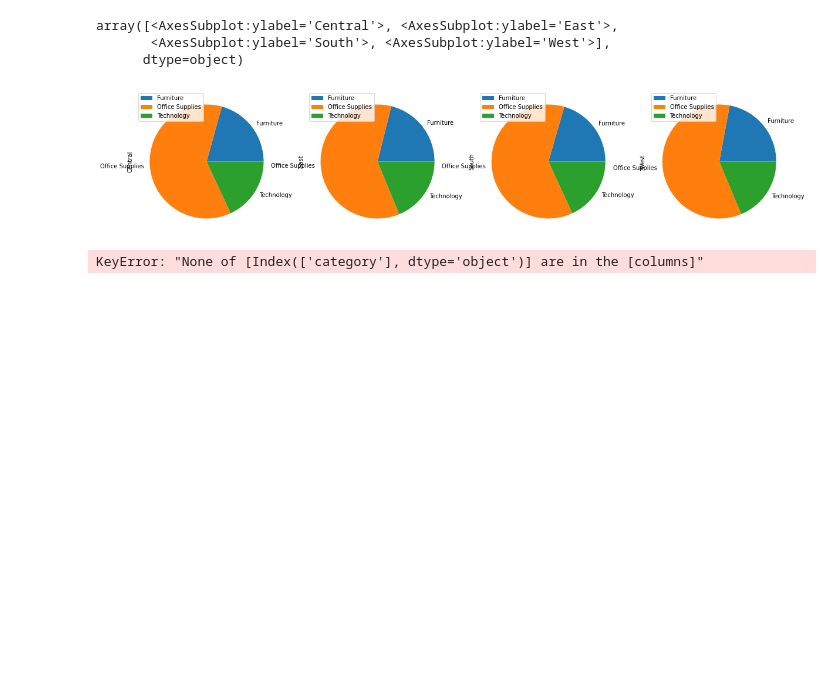
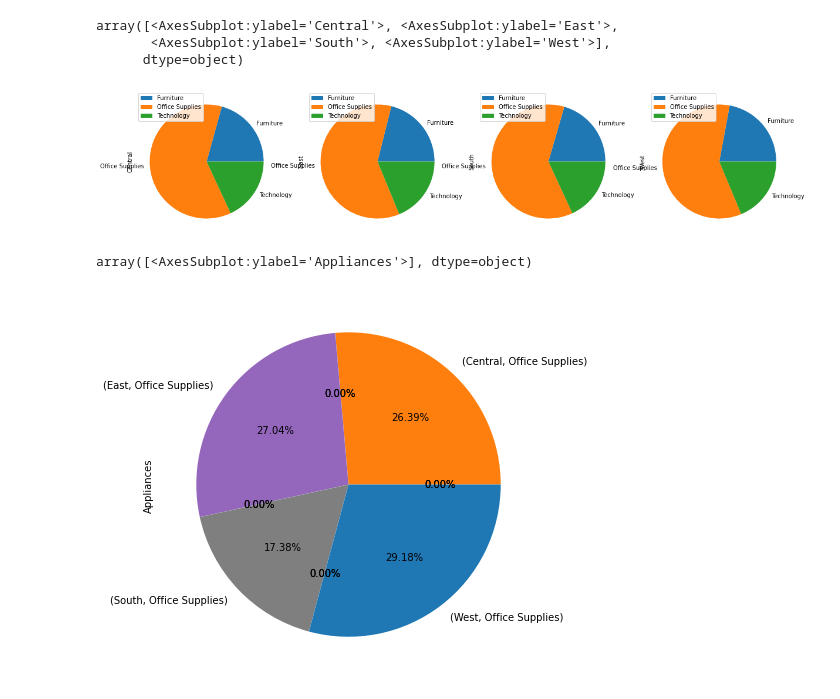
Before and after one commit to Debuggers404/E-commerce-IBM-HACK-CHALLENGE, a Jupyter notebook: Untitled.ipynb, the cells around one changed output. Saved outputs shown, nothing was run; the diff lists cells and outputs as text; code cells hidden in the pictures; blank space fills up the shorter version.

```diff
--- a/Untitled.ipynb
+++ b/Untitled.ipynb
@@ -171,7 +166,12 @@ array([<AxesSubplot:ylabel='Central'>, <AxesSubplot:ylabel='East'>,
        <AxesSubplot:ylabel='South'>, <AxesSubplot:ylabel='West'>],
       dtype=object)
 [figure]
-# %%
-temp=data.groupby("")
-# %% [output]
-KeyError: "None of [Index(['category'], dtype='object')] are in the [columns]"
+# %%
+temp2=data.groupby(["Region","Category","Sub-Category"]).size()
+#print(temp2["West"])
+temp2=temp2.unstack()
+temp2 = temp2["Appliances"]
+temp2.plot(kind="pie",figsize=[7,7],subplots=True,autopct='%1.2f%%')
+# %% [output]
+array([<AxesSubplot:ylabel='Appliances'>], dtype=object)
+[figure, added]
```
Also changed, not shown: parts of 5 cells of this notebook.
